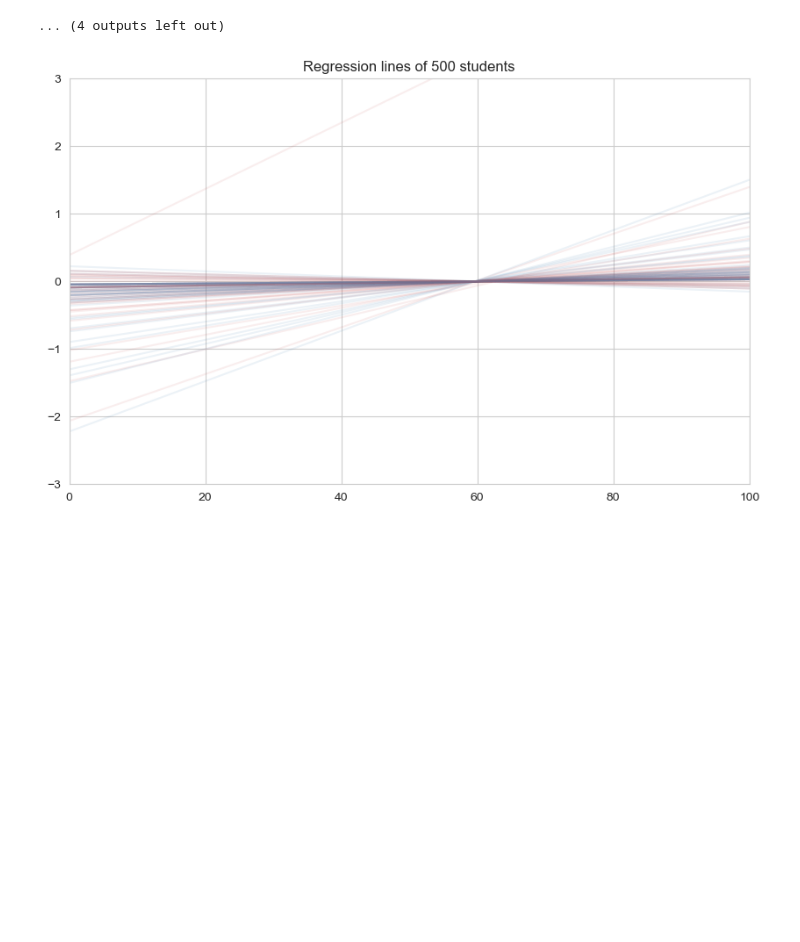
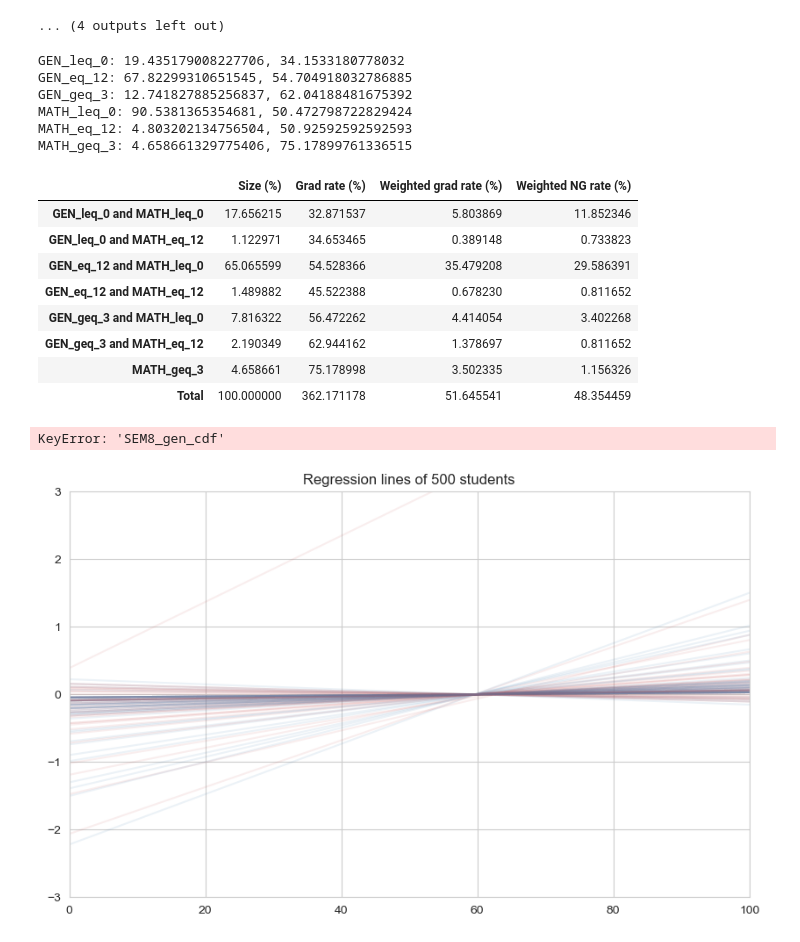
Before and after one commit to BishopsLemma/Fall-2024-Student-Success-Prediction, a Jupyter notebook: Cleaning and Background Info/arvind-eda-Nov-27.ipynb, the cells around one changed output. Saved outputs shown, nothing was run; the diff lists cells and outputs as text; code cells hidden in the pictures; blank space fills up the shorter version.

```diff
--- a/Cleaning and Background Info/arvind-eda-Nov-27.ipynb
+++ b/Cleaning and Background Info/arvind-eda-Nov-27.ipynb
@@ -224,3 +224,55 @@ plt.show()
 [figure]
 [figure]
 ... (4 outputs left out)
+# %%
+new_dict = {'GEN_leq_0': df.index[df['SEM9.5_GEN_cdf'] <= 0].tolist(),
+            'GEN_eq_12': df.index[df['SEM9.5_GEN_cdf'].isin([1, 2])].tolist(),
+            'GEN_geq_3': df.index[df['SEM9.5_GEN_cdf'] >= 3].tolist(),
+            'MATH_leq_0': df.index[df['SEM9.5_MATH_cdf'] <= 0].tolist(),
+            'MATH_eq_12': df.index[df['SEM9.5_MATH_cdf'].isin([1, 2])].tolist(),
+            'MATH_geq_3': df.index[df['SEM9.5_MATH_cdf'] >= 3].tolist()}
+
+#for each list in new_dict, print the length of the list, and the mean value of 'GRADUATE' for the students in the list
+for key, value in new_dict.items():
+    print(f'{key}: {len(value)/len(df) * 100}, {df.loc[value, "Y"].mean() * 100}')
+
+list(new_dict.keys())
+gen_keys = ['GEN_leq_0',
+ 'GEN_eq_12',
+ 'GEN_geq_3']
+math_keys = ['MATH_leq_0','MATH_eq_12']
+
+#compute all intersectoins of the lists corresponding to gen_keys with lists coreponsing to math_keys
+#store the sizes of the intersections in a dictionary
+d = {}
+for key1 in gen_keys:
+    for key2 in math_keys:
+        intersection = list(set(new_dict[key1]).intersection(new_dict[key2]))
+        d[f'{key1} and {key2}'] = [len(intersection) / len(df) * 100, df.loc[intersection, 'Y'].mean() * 100]
+d['MATH_geq_3'] = [len(new_dict['MATH_geq_3']) / len(df) * 100, df.loc[new_dict['MATH_geq_3'], 'Y'].mean() * 100]
+#convert the dictionary d into a DataFrame
+df_genmath = pd.DataFrame(d).T
+df_genmath.columns = ['Size (%)', 'Grad rate (%)']
+df_genmath['Weighted grad rate (%)'] = df_genmath['Size (%)'] * df_genmath['Grad rate (%)'] / 100
+df_genmath['Weighted NG rate (%)'] = df_genmath['Size (%)'] * (100 - df_genmath['Grad rate (%)']) / 100
+
+#add a row at the end with the totals of each column
+df_genmath.loc['Total'] = df_genmath.sum()
+
+df_genmath
+# %% [output]
+GEN_leq_0: 19.435179008227706, 34.1533180778032
+GEN_eq_12: 67.82299310651545, 54.704918032786885
+GEN_geq_3: 12.741827885256837, 62.04188481675392
+MATH_leq_0: 90.5381365354681, 50.472798722829424
+MATH_eq_12: 4.803202134756504, 50.92592592592593
+MATH_geq_3: 4.658661329775406, 75.17899761336515
+|  | Size (%) | Grad rate (%) | Weighted grad rate (%) | Weighted NG rate (%) |
+| GEN_leq_0 and MATH_leq_0 | 17.656215 | 32.871537 | 5.803869 | 11.852346 |
+| GEN_leq_0 and MATH_eq_12 | 1.122971 | 34.653465 | 0.389148 | 0.733823 |
+| GEN_eq_12 and MATH_leq_0 | 65.065599 | 54.528366 | 35.479208 | 29.586391 |
+| GEN_eq_12 and MATH_eq_12 | 1.489882 | 45.522388 | 0.678230 | 0.811652 |
+| GEN_geq_3 and MATH_leq_0 | 7.816322 | 56.472262 | 4.414054 | 3.402268 |
+| GEN_geq_3 and MATH_eq_12 | 2.190349 | 62.944162 | 1.378697 | 0.811652 |
+| MATH_geq_3 | 4.658661 | 75.178998 | 3.502335 | 1.156326 |
+| Total | 100.000000 | 362.171178 | 51.645541 | 48.354459 |
@@ -264,6 +409,27 @@ courses = ['25',
  '492',
  '495',
  '500']
+# %%
+
+
+#create a dataframe containing those students for whom SEM8_gen_cdf is greater than 0
+df_gen_pos = df[df['SEM8_gen_cdf'] > 0]
+df_gen_neg = df[df['SEM8_gen_cdf'] <= 0]
+df_math_pos = df[df['SEM8_math_cdf'] > 0]
+df_math_neg = df[df['SEM8_math_cdf'] <= 0]
+df_pos = df[df['SEM8_cdf'] > 0]
+df_neg = df[df['SEM8_cdf'] <= 0]
+
+#print lengths of all dataframes
+print(f'Length of df: {len(df)}')
+print(f'Length of df_gen_pos: {len(df_gen_pos)}')
+print(f'Length of df_gen_neg: {len(df_gen_neg)}')
+print(f'Length of df_math_pos: {len(df_math_pos)}')
+print(f'Length of df_math_neg: {len(df_math_neg)}')
+print(f'Length of df_pos: {len(df_pos)}')
+print(f'Length of df_neg: {len(df_neg)}')
+# %% [output]
+KeyError: 'SEM8_gen_cdf'
 # %%
 #use the slope and intercept columns to visualize student performance regression lines. Color the lines based on df['Y'], use the palette.
 fig, ax = plt.subplots(figsize=(10, 6))
```
Also changed, not shown: parts of 1 cell of this notebook.
